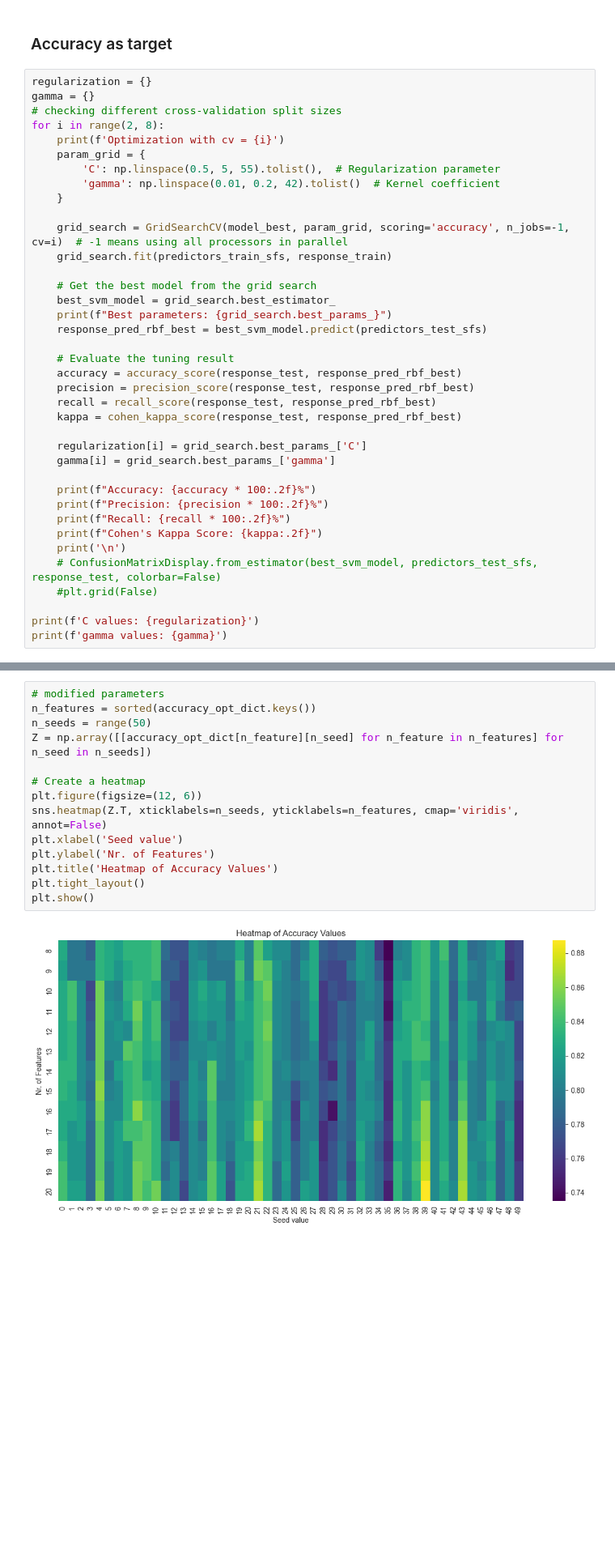
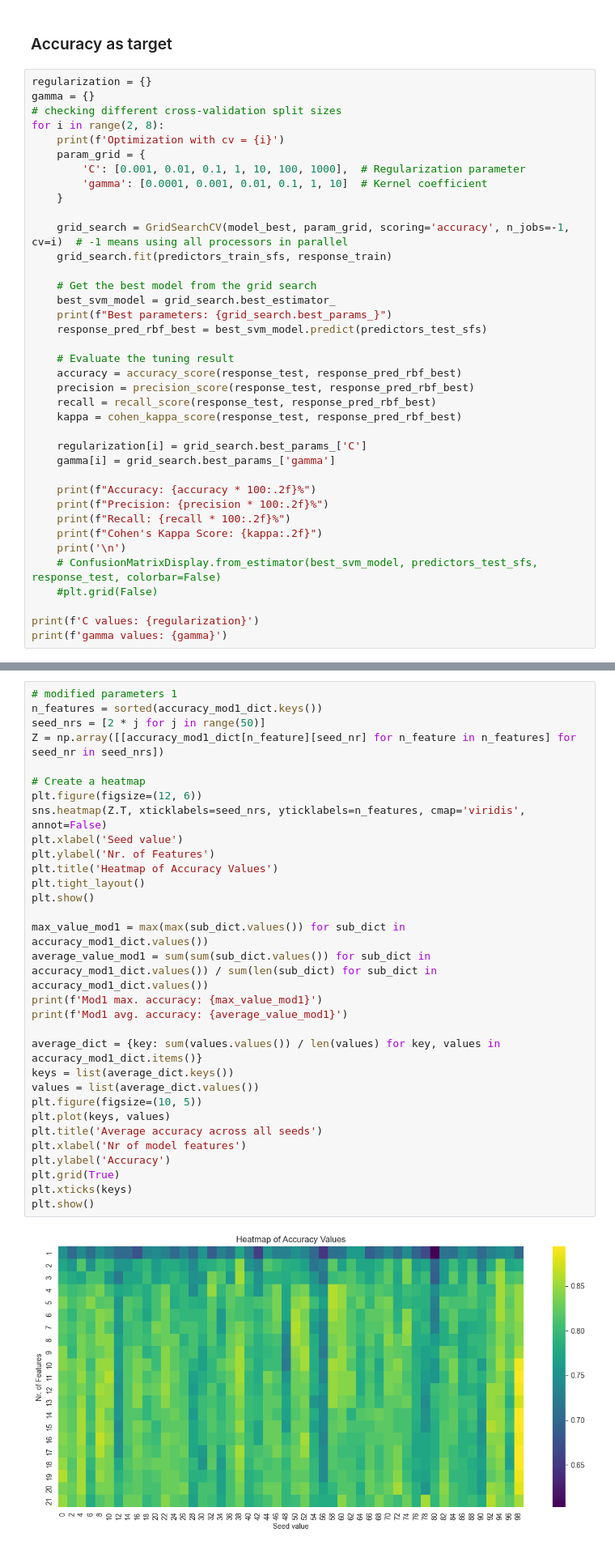
Before and after one commit to dprifer/SF2935__G007, a Jupyter notebook: SVM/SVM model.ipynb, the cells around one changed output, grey strips where cells are left out. Shown at 81% size. Drawn from its saved outputs; the diff is of its cells as text; blank space fills up the shorter version.

```diff
--- a/SVM/SVM model.ipynb
+++ b/SVM/SVM model.ipynb
@@ -441,8 +453,8 @@ gamma = {}
 for i in range(2, 8):
     print(f'Optimization with cv = {i}')
     param_grid = {
-        'C': np.linspace(0.5, 5, 55).tolist(),  # Regularization parameter
-        'gamma': np.linspace(0.01, 0.2, 42).tolist()  # Kernel coefficient
+        'C': [0.001, 0.01, 0.1, 1, 10, 100, 1000],  # Regularization parameter
+        'gamma': [0.0001, 0.001, 0.01, 0.1, 1, 10]  # Kernel coefficient
     }
 
     grid_search = GridSearchCV(model_best, param_grid, scoring='accuracy', n_jobs=-1, cv=i)  # -1 means using all processors in parallel
@@ -594,16 +754,33 @@ plt.show()
 # %%
-# modified parameters
-n_features = sorted(accuracy_opt_dict.keys())
-n_seeds = range(50)
-Z = np.array([[accuracy_opt_dict[n_feature][n_seed] for n_feature in n_features] for n_seed in n_seeds])
+# modified parameters 1
+n_features = sorted(accuracy_mod1_dict.keys())
+seed_nrs = [2 * j for j in range(50)]
+Z = np.array([[accuracy_mod1_dict[n_feature][seed_nr] for n_feature in n_features] for seed_nr in seed_nrs])
 
 # Create a heatmap
 plt.figure(figsize=(12, 6))
-sns.heatmap(Z.T, xticklabels=n_seeds, yticklabels=n_features, cmap='viridis', annot=False)
+sns.heatmap(Z.T, xticklabels=seed_nrs, yticklabels=n_features, cmap='viridis', annot=False)
 plt.xlabel('Seed value')
 plt.ylabel('Nr. of Features')
 plt.title('Heatmap of Accuracy Values')
 plt.tight_layout()
 plt.show()
+
+max_value_mod1 = max(max(sub_dict.values()) for sub_dict in accuracy_mod1_dict.values())
+average_value_mod1 = sum(sum(sub_dict.values()) for sub_dict in accuracy_mod1_dict.values()) / sum(len(sub_dict) for sub_dict in accuracy_mod1_dict.values())
+print(f'Mod1 max. accuracy: {max_value_mod1}')
+print(f'Mod1 avg. accuracy: {average_value_mod1}')
+
+average_dict = {key: sum(values.values()) / len(values) for key, values in accuracy_mod1_dict.items()}
+keys = list(average_dict.keys())
+values = list(average_dict.values())
+plt.figure(figsize=(10, 5))
+plt.plot(keys, values)
+plt.title('Average accuracy across all seeds')
+plt.xlabel('Nr of model features')
+plt.ylabel('Accuracy')
+plt.grid(True)
+plt.xticks(keys)
+plt.show()
 # %% [output]
-[figure, old version]
+[figure, new version]
```
Also changed, not shown: parts of 32 cells of this notebook.
